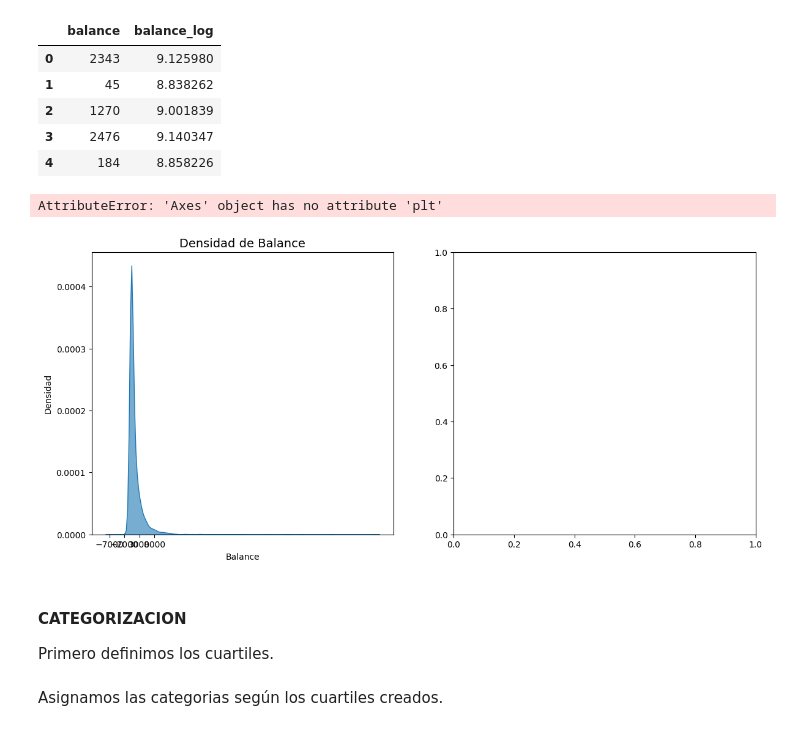
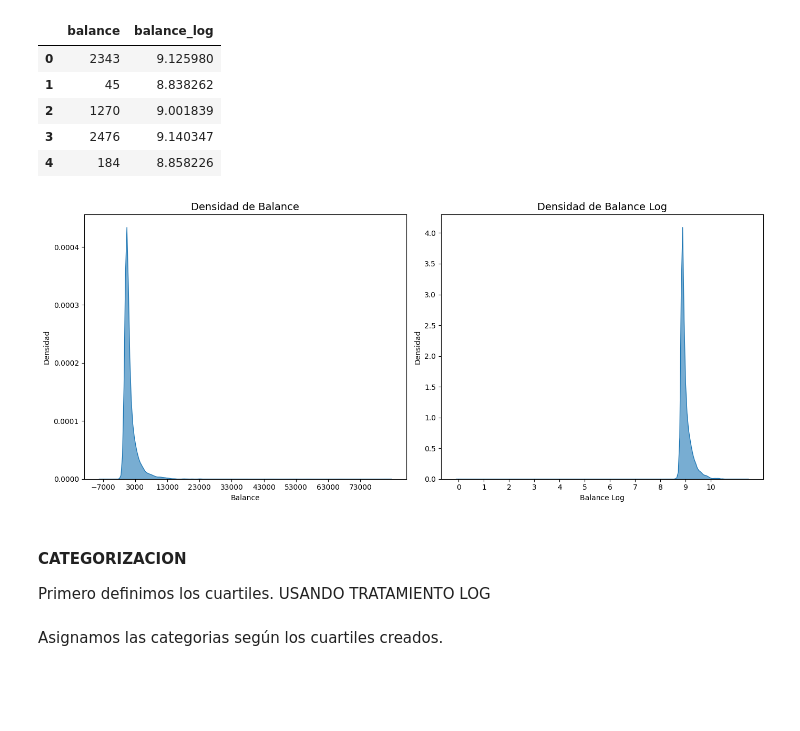
Before and after one commit to MarinaTorba/PersonalDataProrjects, a Jupyter notebook: Equip_B/scripts/Finances/Pau/Sprint1.ipynb, the cells around one changed output. Saved outputs shown, nothing was run; the diff lists cells and outputs as text; code cells hidden in the pictures; blank space fills up the shorter version.

```diff
--- a/Equip_B/scripts/Finances/Pau/Sprint1.ipynb
+++ b/Equip_B/scripts/Finances/Pau/Sprint1.ipynb
@@ -303,29 +303,27 @@ df_vistaf[['balance', 'balance_log']].head()
 # %%
 fig, axes = plt.subplots(1, 2, figsize=(14, 6))
 
 # Gràfic de densitat per a 'balance'
 sns.kdeplot(data=df_vistaf, x='balance', fill=True, common_norm=False, alpha=0.6, ax=axes[0])
 axes[0].set_title('Densidad de Balance', fontsize=14)
 axes[0].set_xlabel('Balance')
 axes[0].set_ylabel('Densidad')
-axes[0].set_xticks(range(-7000, 10000, 5000))
-axes[0].plt.xticks(rotation=45, fontsize=6)
-#axes[0].set_xticks(range(int(df_vistaf['balance_log'].min()), int(df_vistaf['balance_log'].max()), 1))
+axes[0].set_xticks(range(-7000, 80000, 10000))
+
 # Gràfic de densitat per a 'balance_log'
 sns.kdeplot(data=df_vistaf, x='balance_log',fill=True, common_norm=False, alpha=0.6, ax=axes[1])
 axes[1].set_title('Densidad de Balance Log', fontsize=14)
 axes[1].set_xlabel('Balance Log')
 axes[1].set_ylabel('Densidad')
 axes[1].set_xticks(range(int(df_vistaf['balance_log'].min()), int(df_vistaf['balance_log'].max()), 1))
 
 plt.tight_layout()
 plt.show()
 # %% [output]
-AttributeError: 'Axes' object has no attribute 'plt'
-[figure, old version]
+[figure, new version]
 # %% [markdown]
 #### CATEGORIZACION
-Primero definimos los cuartiles.
+Primero definimos los cuartiles. USANDO TRATAMIENTO LOG
 # %%
 def cuartiles(df):
     #calcular cuartiles
```
Also changed, not shown: parts of 14 cells of this notebook.
